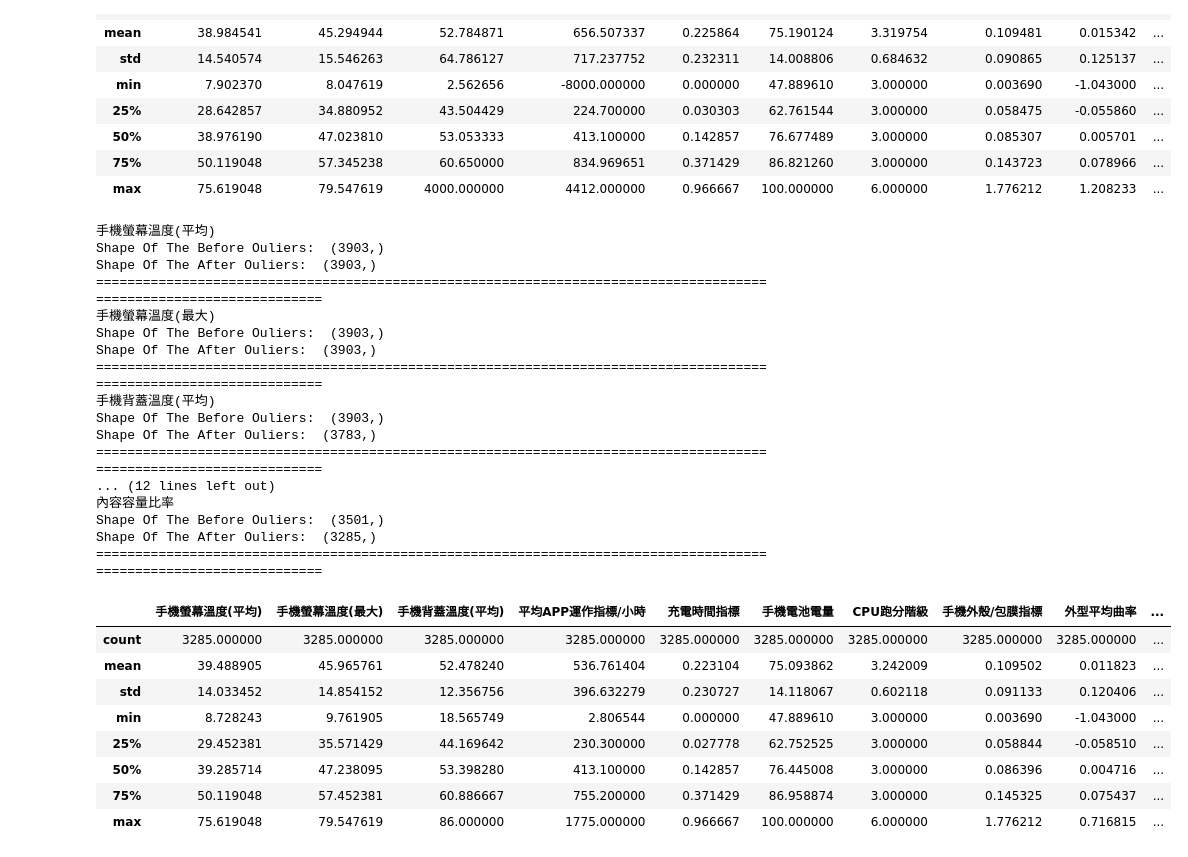
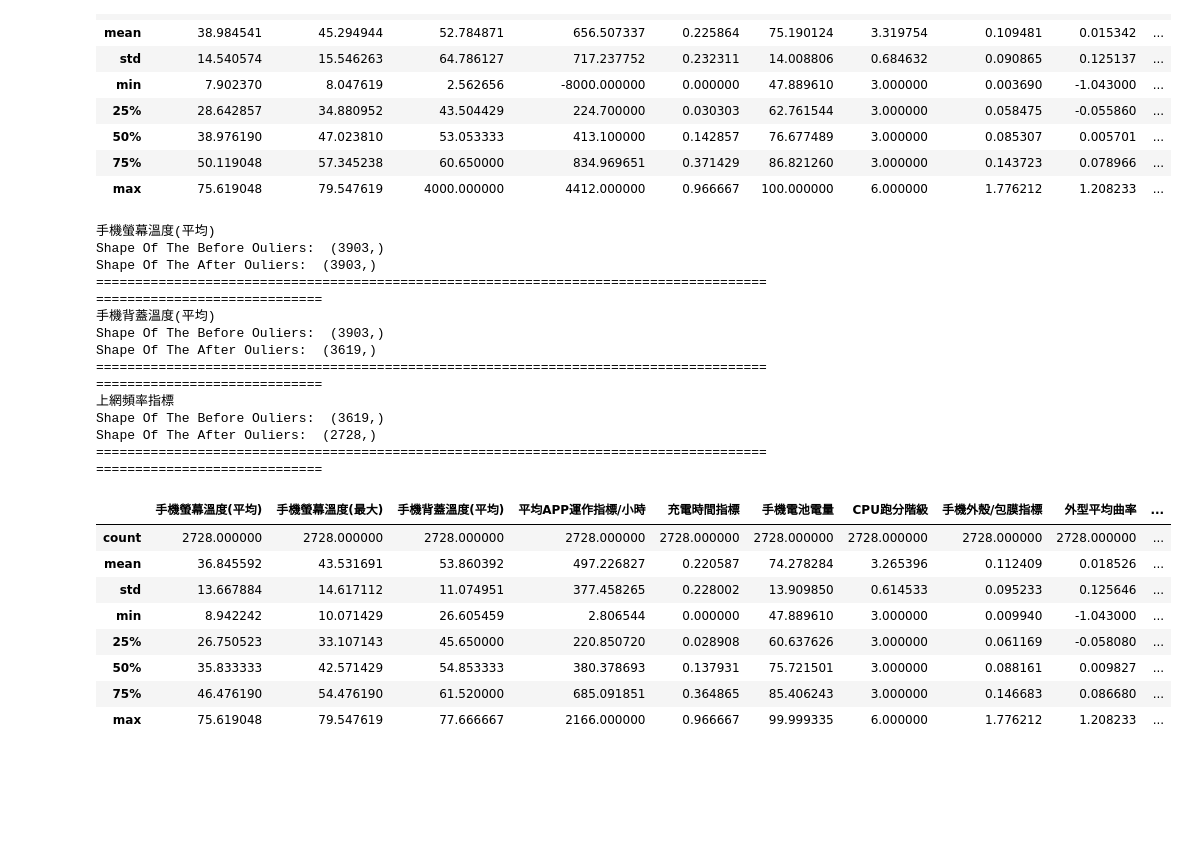
Before and after one commit to jeremy4111/ai, a Jupyter notebook: xgboost.ipynb, the cells around one changed output. Drawn from its saved outputs; the diff is of its cells as text; code cells hidden in the pictures; blank space fills up the shorter version.

```diff
--- a/xgboost.ipynb
+++ b/xgboost.ipynb
@@ -30,66 +30,60 @@ data_train.describe()
 from sklearn import preprocessing
 from sklearn.preprocessing import MinMaxScaler, StandardScaler  #建構standardization的物件
 
-name_list_outlier =['手機螢幕溫度(平均)','手機螢幕溫度(最大)','手機背蓋溫度(平均)','平均APP運作指標/小時','上網頻率指標','通話頻率指標','內容容量比率']
+#name_list_outlier = ['手機螢幕溫度(平均)','手機螢幕溫度(最大)','手機背蓋溫度(平均)','平均APP運作指標/小時','充電時間指標',
+                #'手機電池電量','手機外殼/包膜指標','外型平均曲率','上網頻率指標',
+                #'通話頻率指標','新機/二手/老舊','內容容量比率','CPU效能等級']
+
+name_list_outlier =['手機螢幕溫度(平均)', '手機背蓋溫度(平均)', '充電時間指標', '手機電池電量', 'CPU跑分階級', '上網頻率指標', '通話頻率指標', '內容容量比率']
 name_pre_outlier = ['Mobile Screen Temperature (Max)','Mobile Phone Back Cover Temperature (Average)','Average APP Operation Index/Hour','Mobile Phone Battery Level','Content Capacity Ratio']
 
 
 #離群值處理
-def  outlier_del(data_frame,name_list_outlier):
+def  outlier_del(data_frame,name_list_outlier,n1=5,n2=5):
     for i, name in enumerate(name_list_outlier):
         print(name)
         print("Shape Of The Before Ouliers: ", data_frame[name].shape)
 
         # 计算IQR
         Q1 = np.percentile(data_frame[name], 25)
         Q3 = np.percentile(data_frame[name], 75)
         IQR = Q3 - Q1
-        n = 1.5
 
         # 定义离群值范围
-        lower_bound = Q1 - n * IQR
-        upper_bound = Q3 + n * IQR
+        lower_bound = Q1 - n1 * IQR
+        upper_bound = Q3 + n2 * IQR
 
         # 过滤离群值
         filtered_entries = ((data_frame[name] >= lower_bound) & (data_frame[name] <= upper_bound))
         data_frame = data_frame[filtered_entries]
 
         print("Shape Of The After Ouliers: ",data_frame[name].shape)
         print('===================================================================================================================')
     return data_frame
 
-#正規化
-def data_normalized(data):
-    min_max_scaler = MinMaxScaler()
-    data_normalized = min_max_scaler.fit_transform(data)
-    return data_normalized
-
-data_train=outlier_del(data_train,name_list_outlier)
+data_train=outlier_del(data_train,['手機螢幕溫度(平均)'],n1=5,n2=5)
+data_train=outlier_del(data_train,['手機背蓋溫度(平均)'],n1=1,n2=1)
+data_train=outlier_del(data_train,['上網頻率指標'],n1=5,n2=0.01)
 data_train.describe()
 # %% [output]
 手機螢幕溫度(平均)
-Shape Of The Before Ouliers:  (3903,)
-Shape Of The After Ouliers:  (3903,)
-===================================================================================================================
-手機螢幕溫度(最大)
 Shape Of The Before Ouliers:  (3903,)
 Shape Of The After Ouliers:  (3903,)
 ===================================================================================================================
 手機背蓋溫度(平均)
 Shape Of The Before Ouliers:  (3903,)
-Shape Of The After Ouliers:  (3783,)
+Shape Of The After Ouliers:  (3619,)
 ===================================================================================================================
-... (12 lines left out)
-內容容量比率
-Shape Of The Before Ouliers:  (3501,)
-Shape Of The After Ouliers:  (3285,)
+上網頻率指標
+Shape Of The Before Ouliers:  (3619,)
+Shape Of The After Ouliers:  (2728,)
 ===================================================================================================================
 |  | 手機螢幕溫度(平均) | 手機螢幕溫度(最大) | 手機背蓋溫度(平均) | 平均APP運作指標/小時 | 充電時間指標 | 手機電池電量 | CPU跑分階級 | 手機外殼/包膜指標 | 外型平均曲率 | ... |
-| count | 3285.000000 | 3285.000000 | 3285.000000 | 3285.000000 | 3285.000000 | 3285.000000 | 3285.000000 | 3285.000000 | 3285.000000 | ... |
-| mean | 39.488905 | 45.965761 | 52.478240 | 536.761404 | 0.223104 | 75.093862 | 3.242009 | 0.109502 | 0.011823 | ... |
-| std | 14.033452 | 14.854152 | 12.356756 | 396.632279 | 0.230727 | 14.118067 | 0.602118 | 0.091133 | 0.120406 | ... |
-| min | 8.728243 | 9.761905 | 18.565749 | 2.806544 | 0.000000 | 47.889610 | 3.000000 | 0.003690 | -1.043000 | ... |
-| 25% | 29.452381 | 35.571429 | 44.169642 | 230.300000 | 0.027778 | 62.752525 | 3.000000 | 0.058844 | -0.058510 | ... |
-| 50% | 39.285714 | 47.238095 | 53.398280 | 413.100000 | 0.142857 | 76.445008 | 3.000000 | 0.086396 | 0.004716 | ... |
-| 75% | 50.119048 | 57.452381 | 60.886667 | 755.200000 | 0.371429 | 86.958874 | 3.000000 | 0.145325 | 0.075437 | ... |
-| max | 75.619048 | 79.547619 | 86.000000 | 1775.000000 | 0.966667 | 100.000000 | 6.000000 | 1.776212 | 0.716815 | ... |
+| count | 2728.000000 | 2728.000000 | 2728.000000 | 2728.000000 | 2728.000000 | 2728.000000 | 2728.000000 | 2728.000000 | 2728.000000 | ... |
+| mean | 36.845592 | 43.531691 | 53.860392 | 497.226827 | 0.220587 | 74.278284 | 3.265396 | 0.112409 | 0.018526 | ... |
+| std | 13.667884 | 14.617112 | 11.074951 | 377.458265 | 0.228002 | 13.909850 | 0.614533 | 0.095233 | 0.125646 | ... |
+| min | 8.942242 | 10.071429 | 26.605459 | 2.806544 | 0.000000 | 47.889610 | 3.000000 | 0.009940 | -1.043000 | ... |
+| 25% | 26.750523 | 33.107143 | 45.650000 | 220.850720 | 0.028908 | 60.637626 | 3.000000 | 0.061169 | -0.058080 | ... |
+| 50% | 35.833333 | 42.571429 | 54.853333 | 380.378693 | 0.137931 | 75.721501 | 3.000000 | 0.088161 | 0.009827 | ... |
+| 75% | 46.476190 | 54.476190 | 61.520000 | 685.091851 | 0.364865 | 85.406243 | 3.000000 | 0.146683 | 0.086680 | ... |
+| max | 75.619048 | 79.547619 | 77.666667 | 2166.000000 | 0.966667 | 99.999335 | 6.000000 | 1.776212 | 1.208233 | ... |
```
Also changed, not shown: parts of 13 cells of this notebook.
